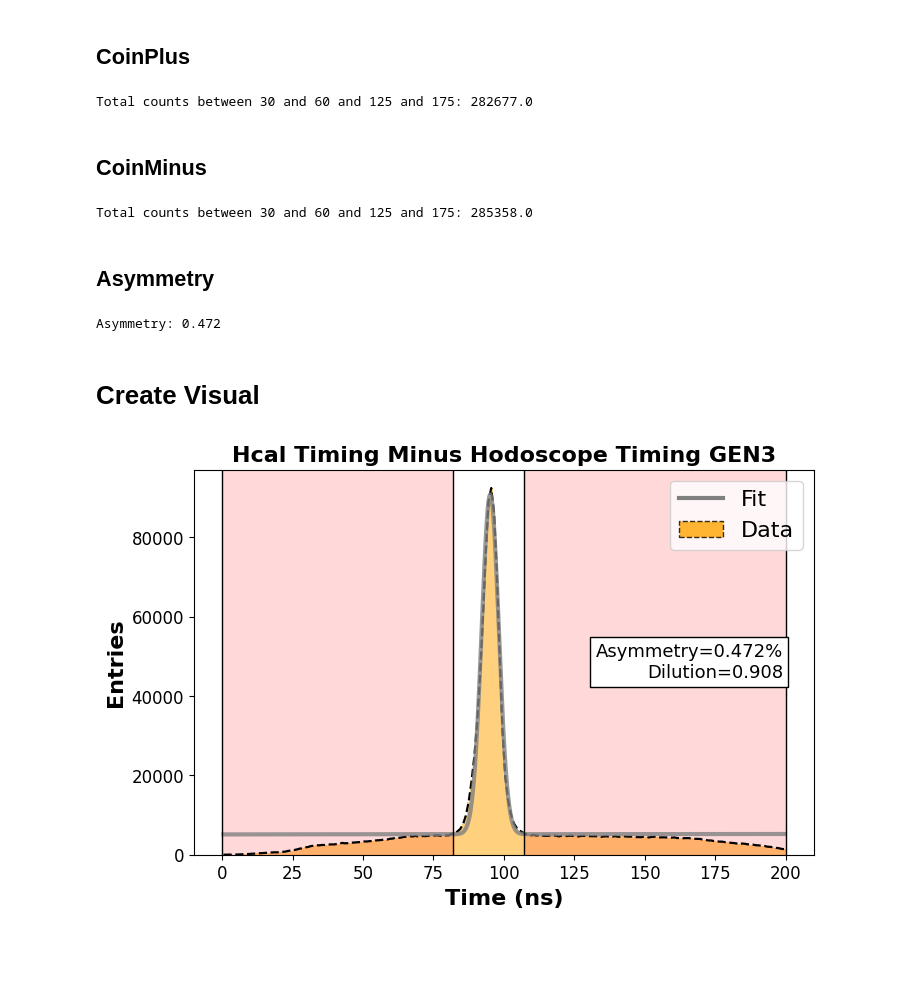
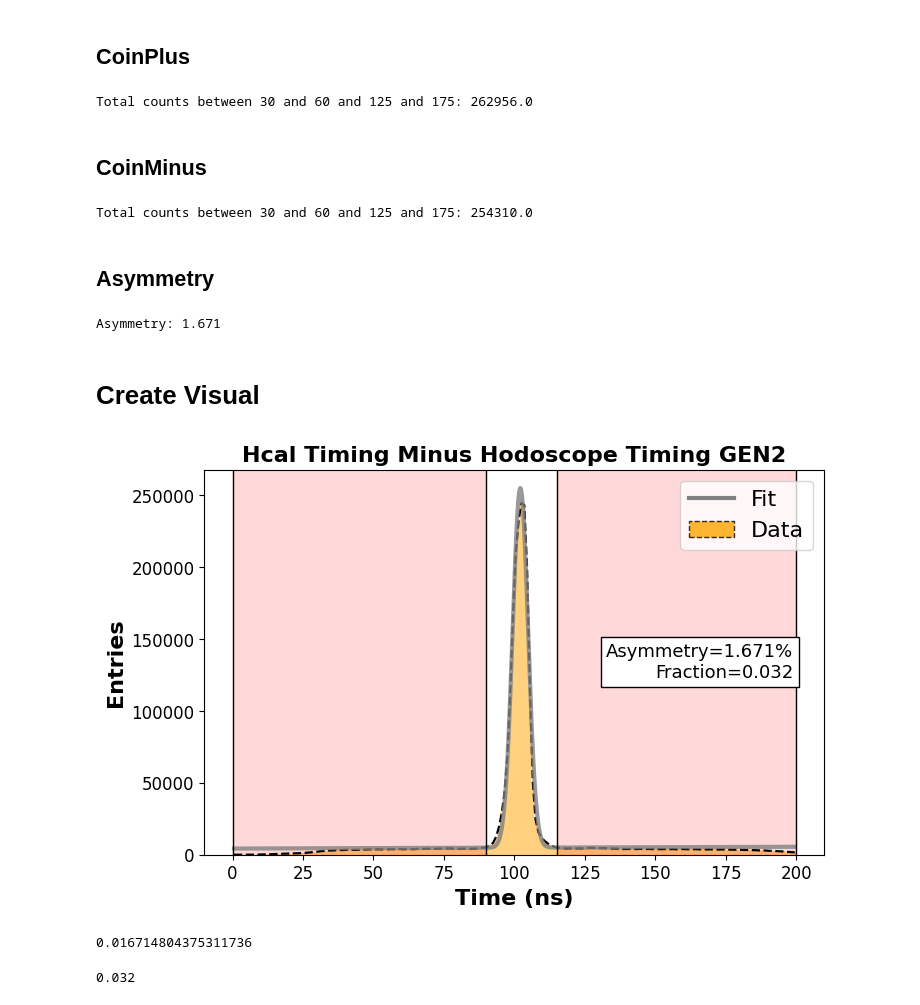
Before and after one commit to hp4xz/GEnAnalysis, a Jupyter notebook: analysis/CORRECTION_Accidentals.ipynb, the cells around one changed output. Drawn from its saved outputs; the diff is of its cells as text; code cells hidden in the pictures; blank space fills up the shorter version.

```diff
--- a/analysis/CORRECTION_Accidentals.ipynb
+++ b/analysis/CORRECTION_Accidentals.ipynb
@@ -25,5 +27,5 @@ from scipy.integrate import quad
 # %%
-config="3"
+config="2"
 def coincidence(config):
     r.gErrorIgnoreLevel = r.kError  # Suppress Info and Warning messages
 
@@ -211,7 +229,7 @@ background_events, _ = quad(pol1, x_min, x_max, args=(c, d))
 total_events, _ = quad(fit_function, x_min, x_max, args=(a, mu, sigma, c, d))
 
 # Calculate the ratio
-ratio = np.round(1- background_events / total_events,3)
+ratio = np.round(background_events / total_events,3)
 
 print(f"Total Events: {total_events} Background: {background_events} Dilution - D_Acc: {ratio}")
 
@@ -272,7 +290,7 @@ for count_range_min, count_range_max in count_ranges:
 print(f"Total counts between 30 and 60 and 125 and 175: {total_counts}")
 countP=total_counts
 # %% [output]
-Total counts between 30 and 60 and 125 and 175: 282677.0
+Total counts between 30 and 60 and 125 and 175: 262956.0
 # %% [markdown]
 ## CoinMinus
 # %%
@@ -292,14 +310,14 @@ for count_range_min, count_range_max in count_ranges:
 print(f"Total counts between 30 and 60 and 125 and 175: {total_counts}")
 countM=total_counts
 # %% [output]
-Total counts between 30 and 60 and 125 and 175: 285358.0
+Total counts between 30 and 60 and 125 and 175: 254310.0
 # %% [markdown]
 ## Asymmetry
 # %%
 A=np.round(100*abs((countP-countM)/(countP+countM)),3)
 print("Asymmetry: "+str(A))
 # %% [output]
-Asymmetry: 0.472
+Asymmetry: 1.671
 # %% [markdown]
 # Create Visual
 # %%
@@ -310,32 +328,41 @@ bin_centers,bin_contents=coin
 plt.bar(bin_centers, bin_contents, width=(bin_centers[1] - bin_centers[0]), align='center', alpha=0.5,color='orange',label="Total Fit = bg+simN+simP")
 plt.plot(bin_centers, bin_contents,'--',color='black',linewidth=lw)
 #___________________________________________________________________________________________________________
 
 x_fit = np.linspace(min(bin_centers), max(bin_centers), 1000)
 plt.plot(x_fit, fit_function(x_fit, *params), 'grey',alpha=.8,linewidth=3, label='Fit')
 
 legend_elements = [
      Line2D([0], [0], color='grey', linewidth=3, linestyle='-', label='Fit'),
     Patch(facecolor='orange', edgecolor='black', linestyle='--', label='Data',alpha=.8)]
 plt.title(f'Hcal Timing Minus Hodoscope Timing GEN{config}',fontsize=fs,fontweight=fw)
 
 plt.legend(handles=legend_elements,loc='upper right',fontsize=fs)
 plt.xticks(fontsize=fs-4)
 plt.yticks(fontsize=fs-4)
 plt.xlabel('Time (ns)',fontsize=fs,fontweight=fw)
 plt.ylabel('Entries',fontsize=fs,fontweight=fw)
 
 for count_range_min, count_range_max in count_ranges:
     plt.axvspan(count_range_min, count_range_max, color='red', alpha=0.15)
     plt.axvline(count_range_min, color='black', linestyle='-', linewidth=1)
     plt.axvline(count_range_max, color='black', linestyle='-', linewidth=1)
-textstr = 'Asymmetry='+str(A)+'%\nDilution='+str(ratio)
+textstr = 'Asymmetry='+str(A)+'%\nFraction='+str(ratio)
 props = dict(boxstyle='square', facecolor='white', edgecolor='black')
 plt.text(0.95, 0.5, textstr, transform=plt.gca().transAxes, fontsize=13,
          verticalalignment='center', horizontalalignment='right', bbox=props)
 
 
 
 plt.savefig(f"../plots/CORRECTIONS_Accidental{config}")
 # %% [output]
-[figure, old version]
+[figure, new version]
+# %%
+A=(countP-countM)/(countP+countM)
+A
+# %% [output]
+0.016714804375311736
+# %%
+ratio
+# %% [output]
+0.032
```
Also changed, not shown: parts of 5 cells of this notebook, 17 other files.
